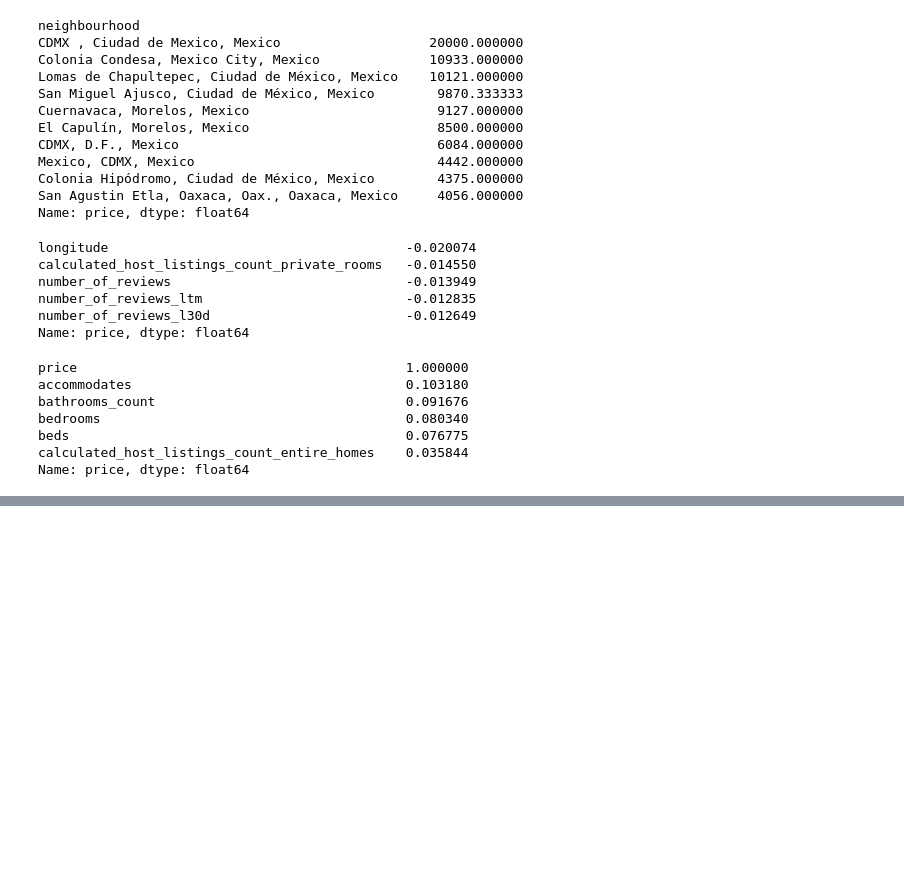
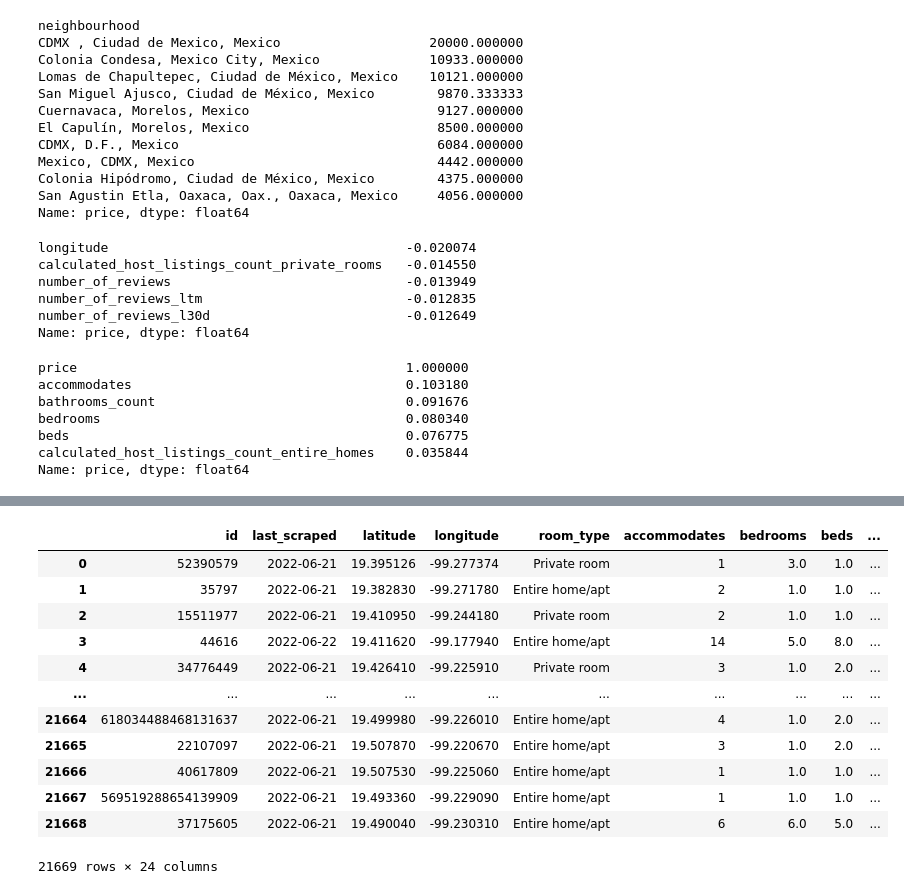
Before and after one commit to pezpet/airbnb-cdmx, a Jupyter notebook: cleaning_EDA.ipynb, the cells around one changed output, grey strips where cells are left out. Saved outputs shown, nothing was run; the diff lists cells and outputs as text; code cells hidden in the pictures; blank space fills up the shorter version.

```diff
--- a/cleaning_EDA.ipynb
+++ b/cleaning_EDA.ipynb
@@ -319,0 +368,56 @@ pd.DataFrame(data=pca.explained_variance_ratio_, index=X.columns).sort_values(by
+# %%
+# Chained assignment to work with raw data. Must turn price to float and get bathroom count from bathroom_text
+(
+    june[
+        [
+            "id",
+            "last_scraped",
+            "latitude",
+            "longitude",
+            "room_type",
+            "accommodates",
+            "bedrooms",
+            "beds",
+            "price",
+            "availability_30",
+            "availability_60",
+            "availability_90",
+            "availability_365",
+            "bathrooms_text",
+        ]
+    ]
+    .astype({"last_scraped": "datetime64", "room_type": "category"})
+    .assign(
+        price_float=lambda x: x.price.str.replace("[\$,]", "", regex=True).astype(
+            "float"
+        ),
+        bathrooms_count=lambda x: x.bathrooms_text.str.extract("(\d+(?:\.\d+)?)")
+        .fillna(0)
+        .astype("float"),
+        year=lambda x: x.last_scraped.dt.year,
+        month=lambda x: x.last_scraped.dt.month,
+        day=lambda x: x.last_scraped.dt.day,
+        first_mo_occ=lambda x: (30 - x.availability_30),
+        second_mo_occ=lambda x: (60 - x.availability_60) - x.first_mo_occ,
+        third_mo_occ=lambda x: (90 - x.availability_90) - x.first_mo_occ - x.second_mo_occ,
+        month_1_revenue=lambda x: x.price_float * x.first_mo_occ,
+        month_2_revenue=lambda x: x.price_float * x.second_mo_occ,
+        month_3_revenue=lambda x: x.price_float * x.third_mo_occ,
+        total_90_day_revenue=lambda x: (90 - x.availability_90) * x.price_float
+    )
+    .drop(columns=["price", "bathrooms_text"])
+)
+# %% [output]
+|  | id | last_scraped | latitude | longitude | room_type | accommodates | bedrooms | beds | ... |
+| 0 | 52390579 | 2022-06-21 | 19.395126 | -99.277374 | Private room | 1 | 3.0 | 1.0 | ... |
+| 1 | 35797 | 2022-06-21 | 19.382830 | -99.271780 | Entire home/apt | 2 | 1.0 | 1.0 | ... |
+| 2 | 15511977 | 2022-06-21 | 19.410950 | -99.244180 | Private room | 2 | 1.0 | 1.0 | ... |
+| 3 | 44616 | 2022-06-22 | 19.411620 | -99.177940 | Entire home/apt | 14 | 5.0 | 8.0 | ... |
+| 4 | 34776449 | 2022-06-21 | 19.426410 | -99.225910 | Private room | 3 | 1.0 | 2.0 | ... |
+| ... | ... | ... | ... | ... | ... | ... | ... | ... | ... |
+| 21664 | 618034488468131637 | 2022-06-21 | 19.499980 | -99.226010 | Entire home/apt | 4 | 1.0 | 2.0 | ... |
+| 21665 | 22107097 | 2022-06-21 | 19.507870 | -99.220670 | Entire home/apt | 3 | 1.0 | 2.0 | ... |
+| 21666 | 40617809 | 2022-06-21 | 19.507530 | -99.225060 | Entire home/apt | 1 | 1.0 | 1.0 | ... |
+| 21667 | 569519288654139909 | 2022-06-21 | 19.493360 | -99.229090 | Entire home/apt | 1 | 1.0 | 1.0 | ... |
+| 21668 | 37175605 | 2022-06-21 | 19.490040 | -99.230310 | Entire home/apt | 6 | 6.0 | 5.0 | ... |
+21669 rows × 24 columns
```
Also changed, not shown: parts of 13 cells of this notebook.
